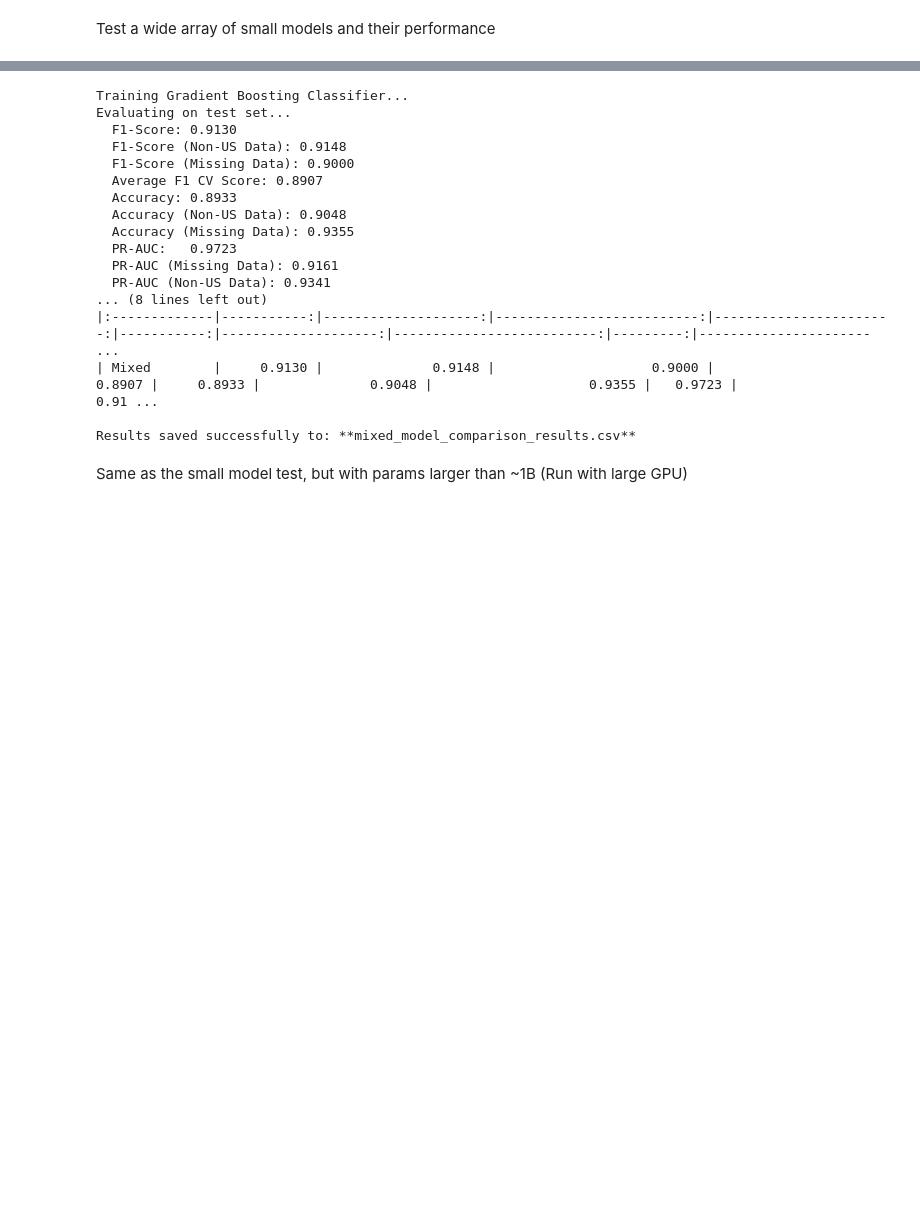
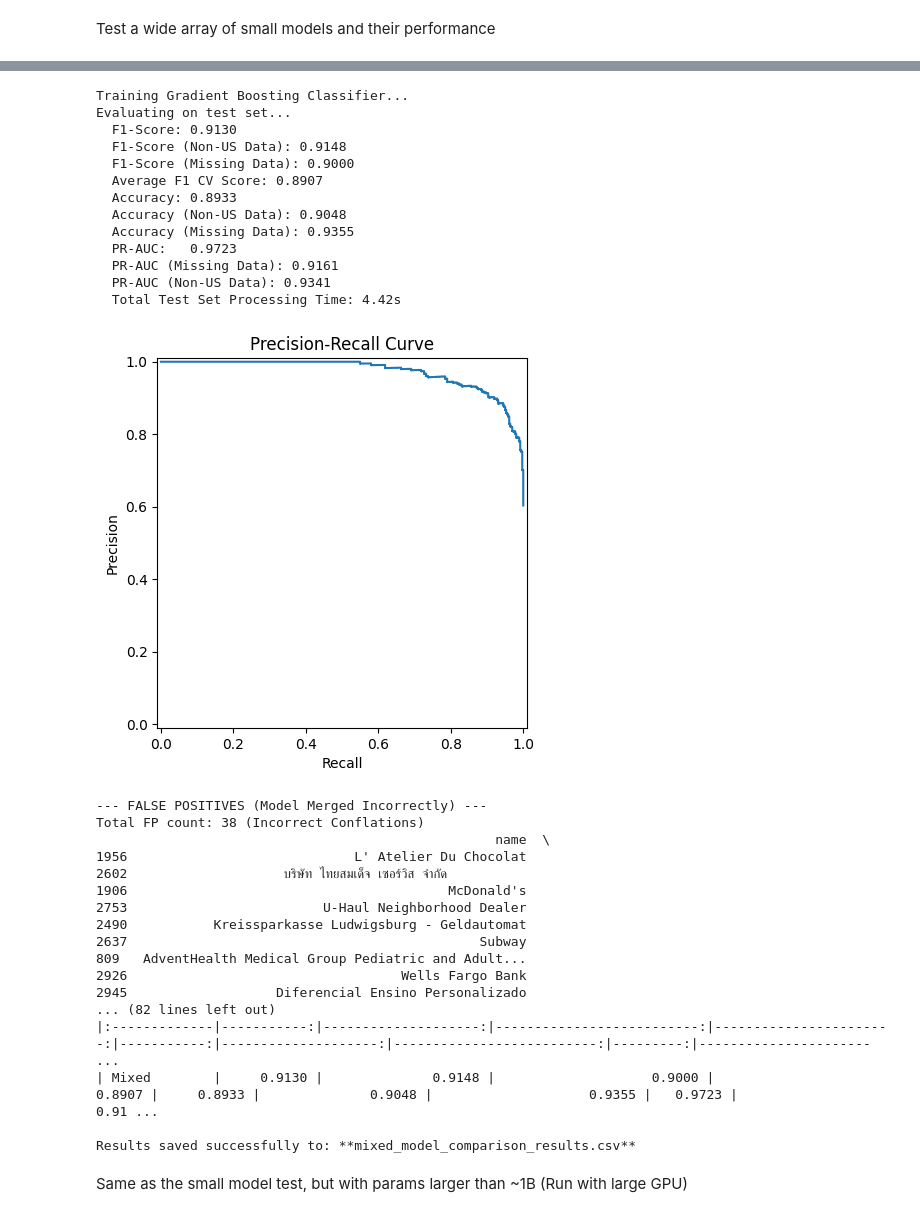
Before and after one commit to project-terraforma/Thierry-Places-Conflation, a Jupyter notebook: classifier_pipeline.ipynb, the cells around one changed output, grey strips where cells are left out. Drawn from its saved outputs; the diff is of its cells as text; code cells hidden in the pictures; blank space fills up the shorter version.

```diff
--- a/classifier_pipeline.ipynb
+++ b/classifier_pipeline.ipynb
@@ -888,13 +1005,6 @@ y_pred = classifier.predict(X_test_final)
 # add total test evaluation time to counter
 total_time += time.perf_counter() - eval_time_start
 
-# calculate metrics
-f1 = f1_score(y_test, y_pred)
-accuracy = accuracy_score(y_test, y_pred)
-precision, recall, _ = precision_recall_curve(y_test, y_pred_proba)
-pr_auc = auc(recall, precision)
-average_f1 = cv_f1_scores.mean()
-
 # none US cases
 non_us_mask = (X_test['country'] != 'US')
 missing_data_mask = (X_test['address'] == '') | (X_test['name'] == '')
@@ -926,6 +1036,13 @@ else:
     f1_missing_data = np.nan
     accuracy_missing_data = np.nan
 
+# calculate metrics
+f1 = f1_score(y_test, y_pred)
+accuracy = accuracy_score(y_test, y_pred)
+precision, recall, _ = precision_recall_curve(y_test, y_pred_proba)
+pr_auc = auc(recall, precision)
+average_f1 = cv_f1_scores.mean()
+
 # display scores
 print(f"  F1-Score: {f1:.4f}")
 print(f"  F1-Score (Non-US Data): {f1_non_us:.4f}")
@@ -937,6 +1054,7 @@ print(f"  Accuracy (Missing Data): {accuracy_missing_data:.4f}")
 print(f"  PR-AUC:   {pr_auc:.4f}")
 print(f"  PR-AUC (Missing Data): {pr_auc_missing_data:.4f}")
 print(f"  PR-AUC (Non-US Data): {pr_auc_non_us:.4f}")
+
 print(f"  Total Test Set Processing Time: {total_time:.2f}s")
 
 # save results to the list
@@ -955,45 +1073,90 @@ results_list.append({
     'Total Test Time': total_time
   }),
 
+display = PrecisionRecallDisplay(precision=precision, recall=recall)
+display.plot()
+plt.title("Precision-Recall Curve")
+plt.show()
 
+tn, fp, fn, tp = confusion_matrix(y_test, y_pred).ravel()
+
+# 1. Identify False Positives (FP)
+fp_mask = (y_pred == 1) & (y_test == 0)
+
+print("\n\n--- FALSE POSITIVES (Model Merged Incorrectly) ---")
+print(f"Total FP count: {fp} (Incorrect Conflations)")
+
+if fp > 0:
+    # Select key columns for inspection from the X_test features
+    # X_test must contain the original string columns for this to work (name, address, etc.)
+    fp_rows = X_test[fp_mask]
+    print(fp_rows[['name', 'base_name', 'address', 'base_address']].sample(min(10, fp)))
+
+# 2. Identify False Negatives (FN)
+fn_mask = (y_pred == 0) & (y_test == 1)
+
+print("\n--- FALSE NEGATIVES (Model Missed a True Match) ---")
+print(f"Total FN count: {fn} (Missed Matches)")
+
+if fn > 0:
+    # Select key columns for inspection from the X_test features
+    fn_rows = X_test[fn_mask]
+    print(fn_rows[['name', 'base_name', 'address', 'base_address']].sample(min(10, fn)))
+
+del model1
+del model2
 gc.collect()
 torch.cuda.empty_cache()
 
 # save results to a csv
 print("\n" + "="*80)
 print("All Evaluations Complete. Generating Summary CSV.")
 print("="*80)
 results_df = pd.DataFrame(results_list)
 
 # display the final summary table
 print("\n--- Summary of Model Performance ---")
 print(results_df.sort_values(by='F1-Score', ascending=False).to_markdown(index=False, floatfmt=".4f"))
 
 # save the DataFrame to a CSV file
 output_csv_path = 'mixed_model_comparison_results.csv'
 results_df.to_csv(output_csv_path, index=False)
 print(f"\nResults saved successfully to: **{output_csv_path}**")
 # %% [output]
 Some weights of the model checkpoint at Alibaba-NLP/gte-multilingual-base were not used when initializing NewModel: ['classifier.bias', 'classifier.weight']
 - This IS expected if you are initializing NewModel from the checkpoint of a model trained on another task or with another architecture (e.g. initializing a BertForSequenceClassification model from a  ...
 - This IS NOT expected if you are initializing NewModel from the checkpoint of a model that you expect to be exactly identical (initializing a BertForSequenceClassification model from a BertForSequenc ...
 Training Gradient Boosting Classifier...
 Evaluating on test set...
   F1-Score: 0.9130
   F1-Score (Non-US Data): 0.9148
   F1-Score (Missing Data): 0.9000
   Average F1 CV Score: 0.8907
   Accuracy: 0.8933
   Accuracy (Non-US Data): 0.9048
   Accuracy (Missing Data): 0.9355
   PR-AUC:   0.9723
   PR-AUC (Missing Data): 0.9161
   PR-AUC (Non-US Data): 0.9341
-... (8 lines left out)
-|:-------------|-----------:|--------------------:|--------------------------:|-----------------------:|-----------:|--------------------:|--------------------------:|---------:|---------------------- ...
-| Mixed        |     0.9130 |              0.9148 |                    0.9000 |                 0.8907 |     0.8933 |              0.9048 |                    0.9355 |   0.9723 |                  0.91 ...
-
-Results saved successfully to: **mixed_model_comparison_results.csv**
+  Total Test Set Processing Time: 4.42s
+[figure, added]
+--- FALSE POSITIVES (Model Merged Incorrectly) ---
+Total FP count: 38 (Incorrect Conflations)
+                                                   name  \
+1956                             L' Atelier Du Chocolat
+2602                    บริษัท ไทยสมเด็จ เซอร์วิส จำกัด
+1906                                         McDonald's
+2753                         U-Haul Neighborhood Dealer
+2490           Kreissparkasse Ludwigsburg - Geldautomat
+2637                                             Subway
+809   AdventHealth Medical Group Pediatric and Adult...
+2926                                   Wells Fargo Bank
+2945                   Diferencial Ensino Personalizado
+... (82 lines left out)
+|:-------------|-----------:|--------------------:|--------------------------:|-----------------------:|-----------:|--------------------:|--------------------------:|---------:|---------------------- ...
+| Mixed        |     0.9130 |              0.9148 |                    0.9000 |                 0.8907 |     0.8933 |              0.9048 |                    0.9355 |   0.9723 |                  0.91 ...
+
+Results saved successfully to: **mixed_model_comparison_results.csv**
 # %% [markdown]
 Same as the small model test, but with params larger than ~1B (Run with large GPU)
 # %%
```
Also changed, not shown: parts of 7 cells of this notebook.
